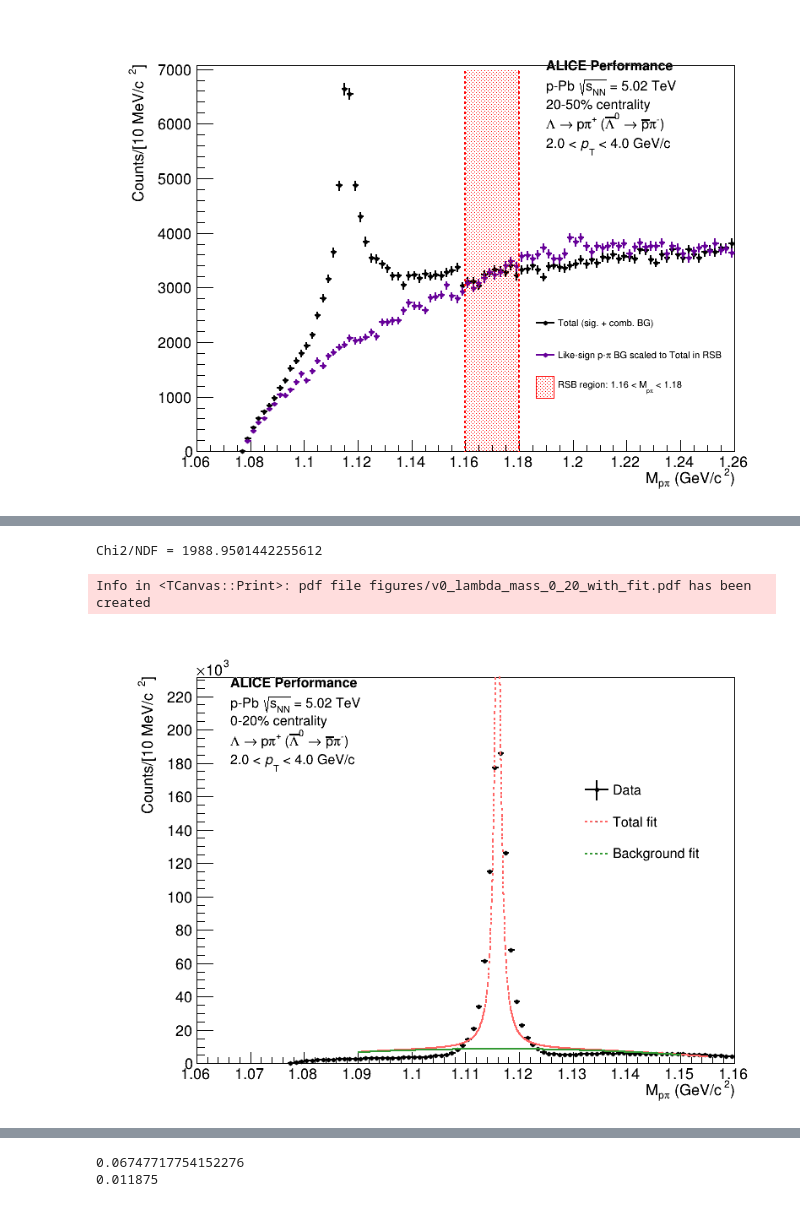
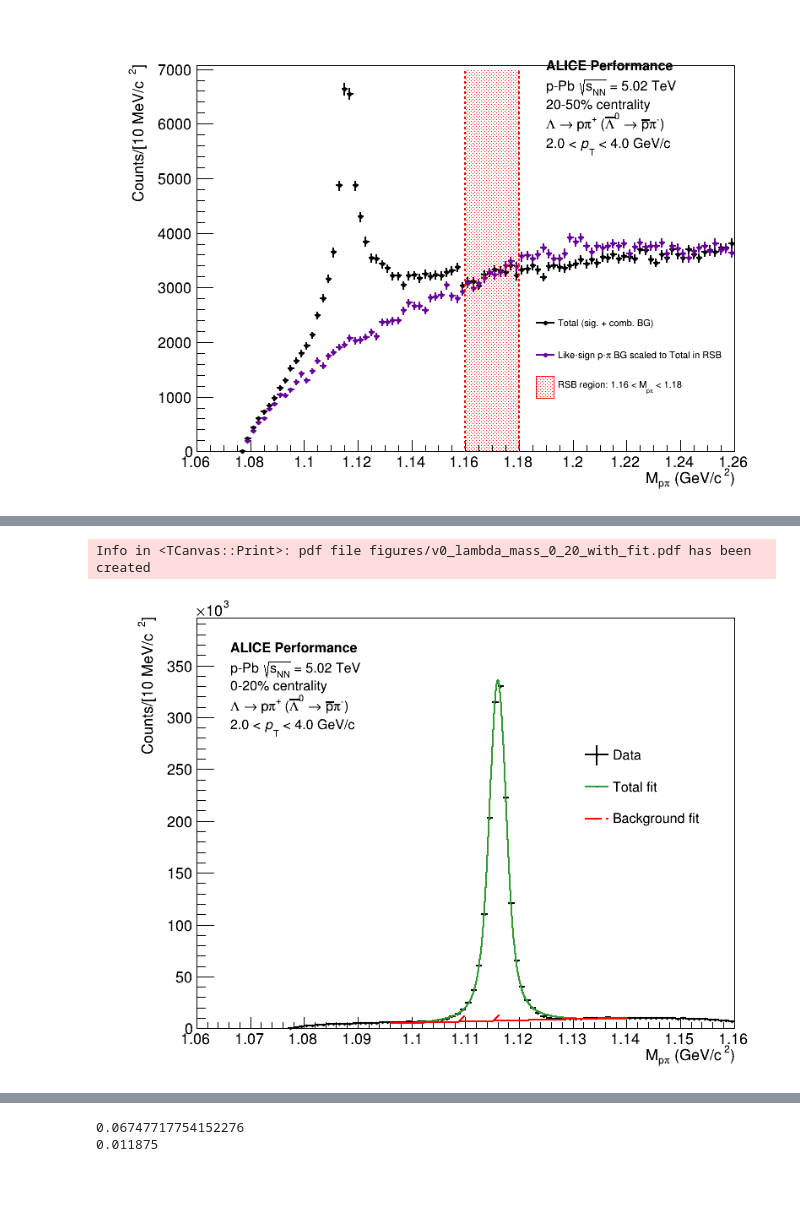
Before and after one commit to rhanniga/lambda-over-hadron, a Jupyter notebook: data/offline/plotting_notebook.ipynb, the cells around one changed output, grey strips where cells are left out. Drawn from its saved outputs; the diff is of its cells as text; code cells hidden in the pictures.

```diff
--- a/data/offline/plotting_notebook.ipynb
+++ b/data/offline/plotting_notebook.ipynb
@@ -15,7 +15,7 @@ Warning in <TCanvas::Constructor>: Deleting canvas with same name: c
 # %%
-res_input_file = rt.TFile("output/res_avg6_sideband_subtraction_sig_11_114_trig_40_80_assoc_20_40_delta_eta_12.root")
-v0_input_file = rt.TFile("output/v0_avg6_sideband_subtraction_rsb_1135_115_sig_1102_113_trig_40_80_assoc_20_40_delta_eta_12_normal_tmp.root")
-# v0_input_file = rt.TFile("tmp.root")
+# res_input_file = rt.TFile("output/res_avg6_sideband_subtraction_sig_11_114_trig_40_80_assoc_20_40_delta_eta_12.root")
+# v0_input_file = rt.TFile("output/v0_avg6_sideband_subtraction_rsb_1135_115_sig_1102_113_trig_40_80_assoc_20_40_delta_eta_12_normal_tmp.root")
+v0_input_file = rt.TFile("tmp.root")
 # %%
 def setup_hist_for_single_plot(hist, x_title, y_title, color, marker_style):
     hist.SetTitle("")
@@ -383,3 +393,8 @@ lambda_mass_dist_0_20 = v0_input_file.Get("lambda_mass_dist_0_20")
+# %%
+lambda_mass_dist_0_20 = v0_input_file.Get("lambda_mass_dist_0_20").Clone("tmp")
+lambda_mass_fit_0_20 = v0_input_file.Get("lambda_mass_fit_0_20")
+lambda_mass_bg_fit_0_20 = v0_input_file.Get("bg_fit_0_20")
+lambda_mass_dist_0_20.GetYaxis().SetRangeUser(0, 1.2*lambda_mass_dist_0_20.GetMaximum())
 # %%
 lambda_mass_dist_0_20.SetTitle("")
 lambda_mass_dist_0_20.SetLineWidth(2)
@@ -400,13 +413,0 @@ bg_starting_params_0_20 = get_parabola(point_one, point_two, point_three)
-# %%
-lambda_mass_fit_0_20 = rt.TF1("lambda_mass_fit_0_20", "[0]*TMath::Voigt(x - [1], [2], [3], 4) + pol2(4)", 1.09, 1.155)
-lambda_mass_fit_0_20.SetNpx(1000)
-lambda_mass_fit_0_20.SetParameter(0, 1.36753e01)
-lambda_mass_fit_0_20.SetParameter(1, 1.11567)
-lambda_mass_fit_0_20.SetParameter(2, 1.00576e-03 )
-lambda_mass_fit_0_20.SetParameter(3, 6.04166e-03)
-lambda_mass_fit_0_20.SetParameter(4, bg_starting_params_0_20[0])
-lambda_mass_fit_0_20.SetParameter(5, bg_starting_params_0_20[1])
-lambda_mass_fit_0_20.SetParameter(6, bg_starting_params_0_20[2])
-lambda_mass_fit_0_20.SetLineStyle(2)
-lambda_mass_fit_0_20.SetLineColor(rt.kRed - 7)
-lambda_mass_dist_0_20.Fit(lambda_mass_fit_0_20, "RS")
@@ -427,4 +413,0 @@ Warning in <Fit>: Abnormal termination of minimization.
-# %%
-print("Chi2/NDF = " + str(lambda_mass_fit_0_20.GetChisquare()/lambda_mass_fit_0_20.GetNDF()))
-# %% [output]
-Chi2/NDF = 1988.9501442255612
@@ -439,6 +414,7 @@ bg_fit_0_20.SetLineColor(rt.kGreen - 2)
 # %%
 lambda_mass_dist_0_20.Draw()
-bg_fit_0_20.Draw("SAME")
+lambda_mass_fit_0_20.Draw("SAME")
+lambda_mass_bg_fit_0_20.Draw("SAME")
 
 
 legend_y_start = 0.5
@@ -446,37 +422,35 @@ legend_x_start = 0.72
 legend_x_width = 0.2
 legend_y_width = 0.2
 legend_y_finish = legend_y_start + legend_y_width
 legend_x_finish = legend_x_start + legend_x_width
-
 mass_legend_0_20 = rt.TLegend(legend_x_start, legend_y_start, legend_x_finish, legend_y_finish)
 mass_legend_0_20.SetTextSize(0.03)
 mass_legend_0_20.SetBorderSize(0)
 mass_legend_0_20.SetFillStyle(0)
 mass_legend_0_20.AddEntry(lambda_mass_dist_0_20, "Data", "lep")
 mass_legend_0_20.AddEntry(lambda_mass_fit_0_20, "Total fit", "lp")
-mass_legend_0_20.AddEntry(bg_fit_0_20, "Background fit", "lp")
+mass_legend_0_20.AddEntry(lambda_mass_bg_fit_0_20, "Background fit", "lp")
 
 mass_legend_0_20.Draw("SAME")
 
 label_y_start = 0.9
 label_x_start = 0.2
 label_text_space = 0.04
-
 alice_data_label = rt.TLatex()
 alice_data_label.SetNDC()
 alice_data_label.SetTextSize(0.03)
 alice_data_label.SetTextAlign(13)
 alice_data_label.DrawLatex(label_x_start, label_y_start, "ALICE Performance")
 alice_data_label.DrawLatex(label_x_start, label_y_start - label_text_space, "#bf{p-Pb #sqrt{s_{NN}} = 5.02 TeV}")
 alice_data_label.DrawLatex(label_x_start, label_y_start - 2*label_text_space, "#bf{0-20% centrality}")
 alice_data_label.DrawLatex(label_x_start, label_y_start - 3*label_text_space + 0.01, "#bf{#Lambda #rightarrow p#pi^{+} (#bar{#Lambda}^{0} #rightarrow #bar{p}#pi^{-})}")
 alice_data_label.DrawLatex(label_x_start, label_y_start - 4*label_text_space, "#bf{2.0 < #it{p}_{T} < 4.0 GeV/c}")
 
 c.Draw()
 c.SaveAs("figures/v0_lambda_mass_0_20_with_fit.pdf")
 # %% [output]
 Info in <TCanvas::Print>: pdf file figures/v0_lambda_mass_0_20_with_fit.pdf has been created
-[figure, old version]
+[figure, new version]
 # %%
 v0_2d_dist_0_20 = v0_input_file.Get("h_lambda_2d_subtracted_0_20")
 v0_2d_dist_20_50 = v0_input_file.Get("h_lambda_2d_subtracted_20_50")
```
Also changed, not shown: parts of 41 cells of this notebook, 55 other files.
